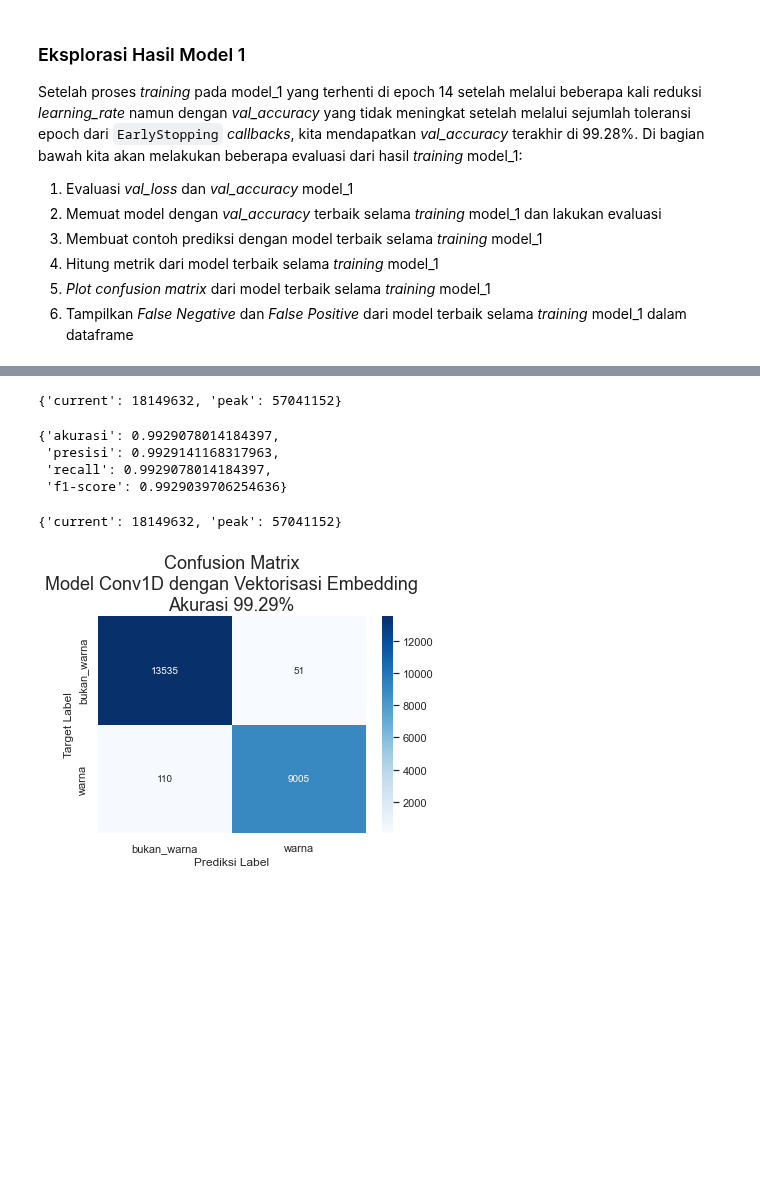
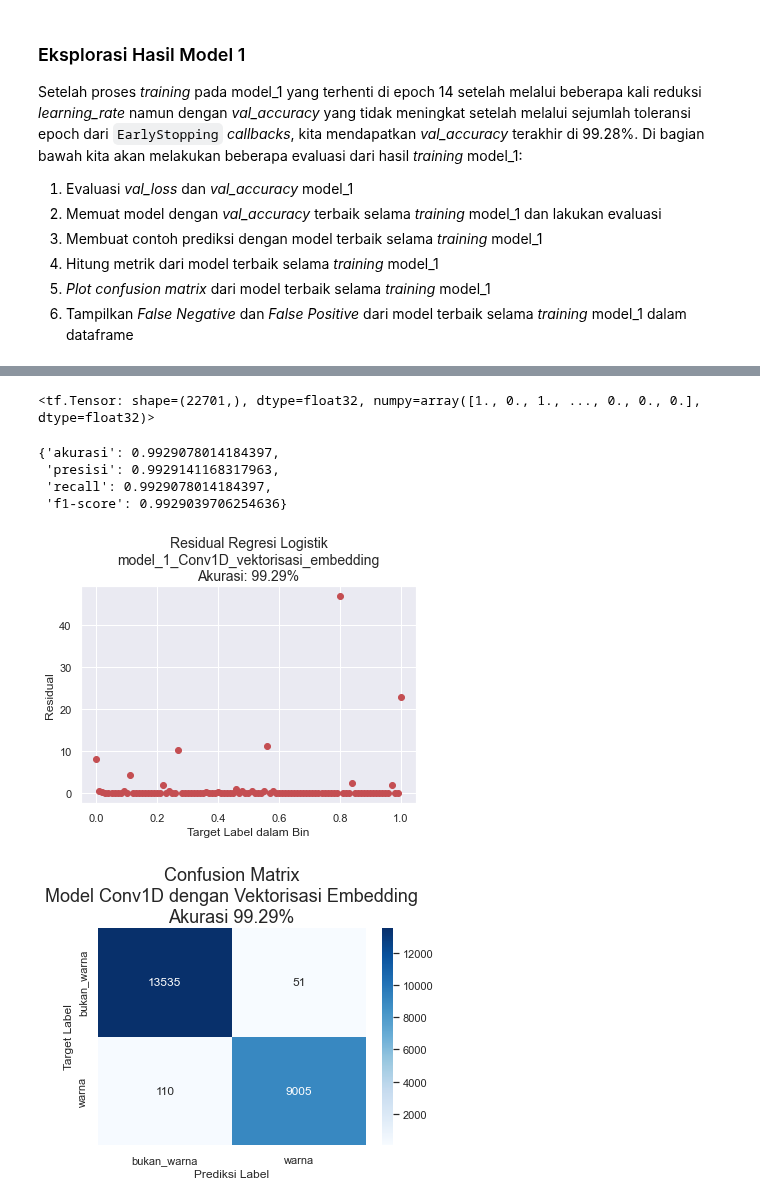
Before and after one commit to johanesPao/ColorSkim, a Jupyter notebook: ColorSkim_AI.ipynb, the cells around one changed output, grey strips where cells are left out. Cells and saved outputs as stored; diff of their text form; code cells hidden in the pictures; blank space fills up the shorter version.

Commit message:
Menambahkan plot_residual_logr

```diff
--- a/ColorSkim_AI.ipynb
+++ b/ColorSkim_AI.ipynb
@@ -933,5 +900,7 @@ model_1_pred
-# %%
-tf.config.experimental.get_memory_info('GPU:0')
-# %% [output]
-{'current': 18149632, 'peak': 57041152}
+# %%
+# Pembulatan probabilitas prediksi model_1
+model_1_pred = tf.round(model_1_pred_prob)
+model_1_pred
+# %% [output]
+<tf.Tensor: shape=(22701,), dtype=float32, numpy=array([1., 0., 1., ..., 0., 0., 0.], dtype=float32)>
 # %%
@@ -944,8 +913,49 @@ model_1_metrik
  'presisi': 0.9929141168317963,
  'recall': 0.9929078014184397,
  'f1-score': 0.9929039706254636}
-# %%
-tf.config.experimental.get_memory_info('GPU:0')
-# %% [output]
-{'current': 18149632, 'peak': 57041152}
+# %%
+
+# ⁡⁣⁢Membuat fungsi untuk plot residual dari model regresi logistik⁡
+def residual_plot_logr(test_target,
+                       model,
+                       nama_model,
+                       model_akurasi,
+                       probabilitas_prediksi_model,
+                       jumlah_bin=100,
+                       rentang=[0, 1]):
+    """
+    Fungsi ini akan menciptakan residual plot untuk logistik regresi dari permodelan
+
+    Args:
+        test_target (np.ndarray): target dari test data dalama bentuk 𝟭D numpy array
+        model (keras.Model): model hasil training jaringan saraf tiruan
+        nama_model (str): nama model dalam string untuk ditampilkan di judul plot
+        model_akurasi (float): akurasi model
+        probabilitas_prediksi_model (np.ndarray): probabilitas prediksi model dalam bentuk 𝟭D numpy array
+        jumlah_bin (int): jumlah bin yang akan digunakan untuk plot sepanjang axis x
+        rentang (list): rentang yang akan digunakan di axis x
+
+    Returns:
+        residual_plot (matplotlib.pyplot.scatter): plot residual dari model regresi logistik⁡⁡
+    """
+    # 𝘧𝘶𝘯𝘨𝘴𝘪 𝘪𝘯𝘵𝘦𝘳𝘯𝘢𝘭 𝘶𝘯𝘵𝘶𝘬 𝘮𝘦𝘯𝘫𝘶𝘮𝘭𝘢𝘩𝘬𝘢𝘯 𝘳𝘦𝘴𝘪𝘥𝘶 𝘥𝘢𝘭𝘢𝘮 𝘬𝘦𝘭𝘰𝘮𝘱𝘰𝘬 𝘣𝘪𝘯 𝘵𝘦𝘳𝘵𝘦𝘯𝘵𝘶⁡
+    def func(residu):
+        y = np.sum(residu)
+        return y
+
+    axis_x = [langkah_x/jumlah_bin for langkah_x in range(jumlah_bin+1)]
+
+    residual = test_target - probabilitas_prediksi_model
+    bin_residual = binned_statistic(residual, residual, statistic=func, bins=jumlah_bin+1, range=rentang)[0]
+    plt.scatter(axis_x, bin_residual, c='r')
+    plt.title(f'Residual Regresi Logistik\n{nama_model}\nAkurasi: {model_akurasi:.2%}',
+              fontsize=14)
+    plt.xlabel('Target Label dalam Bin')
+    plt.ylabel('Residual')
+# %%
+# Plot residual dari model 1
+residual_plot_logr(test_target, model_1, MODEL[1], model_1_metrik['akurasi'], model_1_pred_prob)
+plt.show()
+# %% [output]
+[figure, added]
 # %%
```
Also changed, not shown: parts of 47 cells of this notebook, 1 other file.
